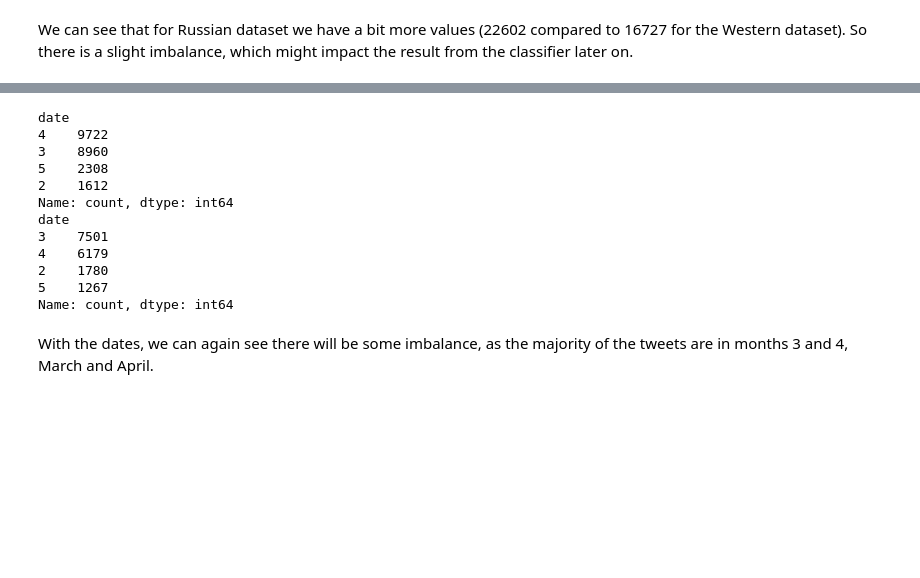
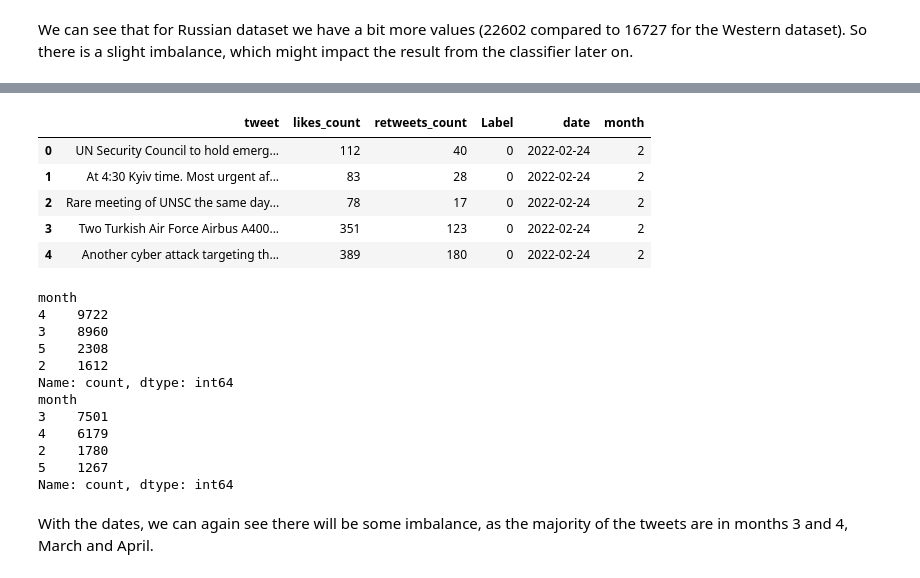
Before and after one commit to itslarisschen/NLP_Final_Exam, a Jupyter notebook: Data_Preprocessing_LDA.ipynb, the cells around one changed output, grey strips where cells are left out. Saved outputs shown, nothing was run; the diff lists cells and outputs as text; code cells hidden in the pictures; blank space fills up the shorter version.

```diff
--- a/Data_Preprocessing_LDA.ipynb
+++ b/Data_Preprocessing_LDA.ipynb
@@ -104,10 +146,4 @@ df_r.head()
 # %%
 #Adding additional column representing whether the post is from Russian perspective or not (0 for western persepective, 1 for Russian)
-df_w = df_w.assign(Russian=0)
-df_r = df_r.assign(Russian=1)
+df_w = df_w.assign(Label=0)
+df_r = df_r.assign(Label=1)
-# %%
-# From the date column, keep only the month info
-df_w['date'] = pd.to_datetime(df_w['date'])
-df_w['date'] = df_w['date'].dt.month
-
-print(df_w.head())
@@ -139,0 +150,15 @@ df_r.head()
+# %%
+# From the date column, keep only the date info, and create a new column which keeps only the month info
+
+from datetime import datetime
+
+df_w['date'] = df_w['created_at'].apply(lambda x: re.search(r'\d{4}-\d{2}-\d{2}', x).group())
+df_r['date'] = df_r['created_at'].apply(lambda x: re.search(r'\d{4}-\d{2}-\d{2}', x).group())
+
+df_w['month'] = pd.to_datetime(df_w['date'])
+df_w['month'] = df_w['month'].dt.month
+
+df_r['month'] = pd.to_datetime(df_r['date'])
+df_r['month'] = df_r['month'].dt.month
+
+print(df_w.head())
@@ -140,14 +196,24 @@ df_r.head()
+# %%
+df_w.drop('created_at',axis=1, inplace=True) #this column is no longer needed
+df_w.head()
+# %% [output]
+|  | tweet | likes_count | retweets_count | Label | date | month |
+| 0 | UN Security Council to hold emerg... | 112 | 40 | 0 | 2022-02-24 | 2 |
+| 1 | At 4:30 Kyiv time. Most urgent af... | 83 | 28 | 0 | 2022-02-24 | 2 |
+| 2 | Rare meeting of UNSC the same day... | 78 | 17 | 0 | 2022-02-24 | 2 |
+| 3 | Two Turkish Air Force Airbus A400... | 351 | 123 | 0 | 2022-02-24 | 2 |
+| 4 | Another cyber attack targeting th... | 389 | 180 | 0 | 2022-02-24 | 2 |
 # %%
-print(df_r.value_counts('date'))
-print(df_w.value_counts('date'))
+print(df_r.value_counts('month'))
+print(df_w.value_counts('month'))
 # %% [output]
-date
+month
 4    9722
 3    8960
 5    2308
 2    1612
 Name: count, dtype: int64
-date
+month
 3    7501
 4    6179
 2    1780
```
Also changed, not shown: parts of 29 cells of this notebook.
